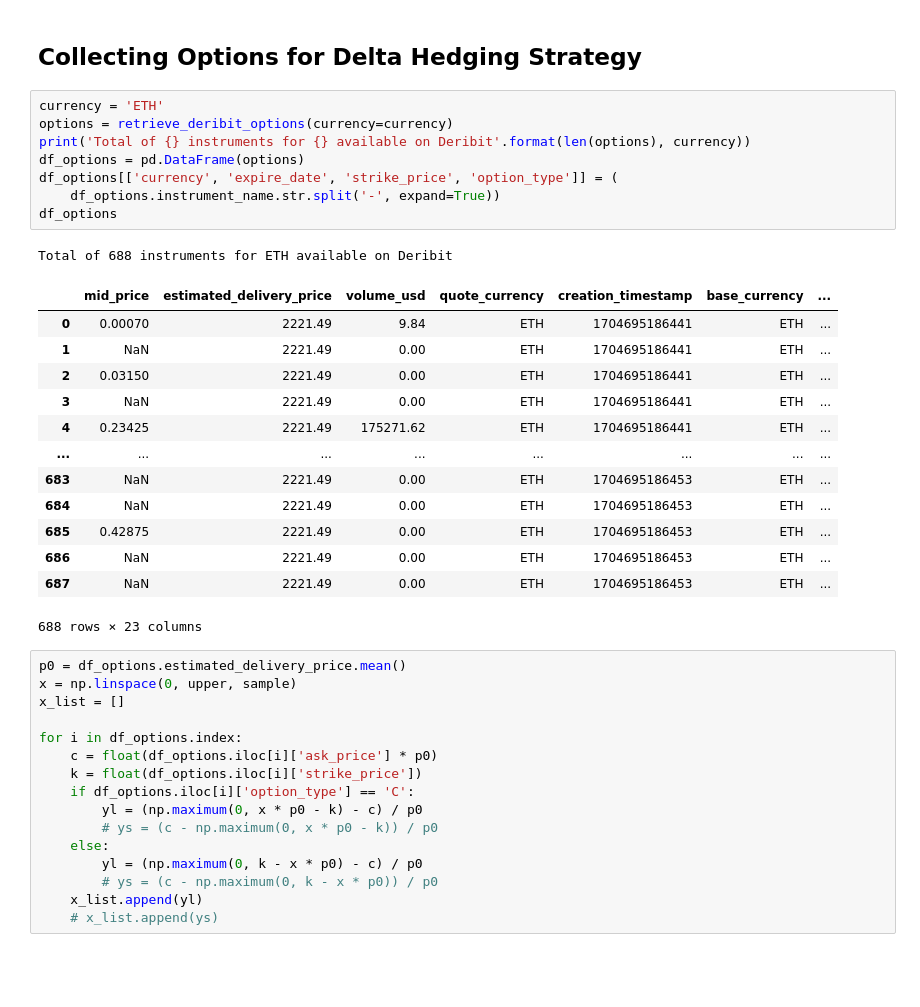
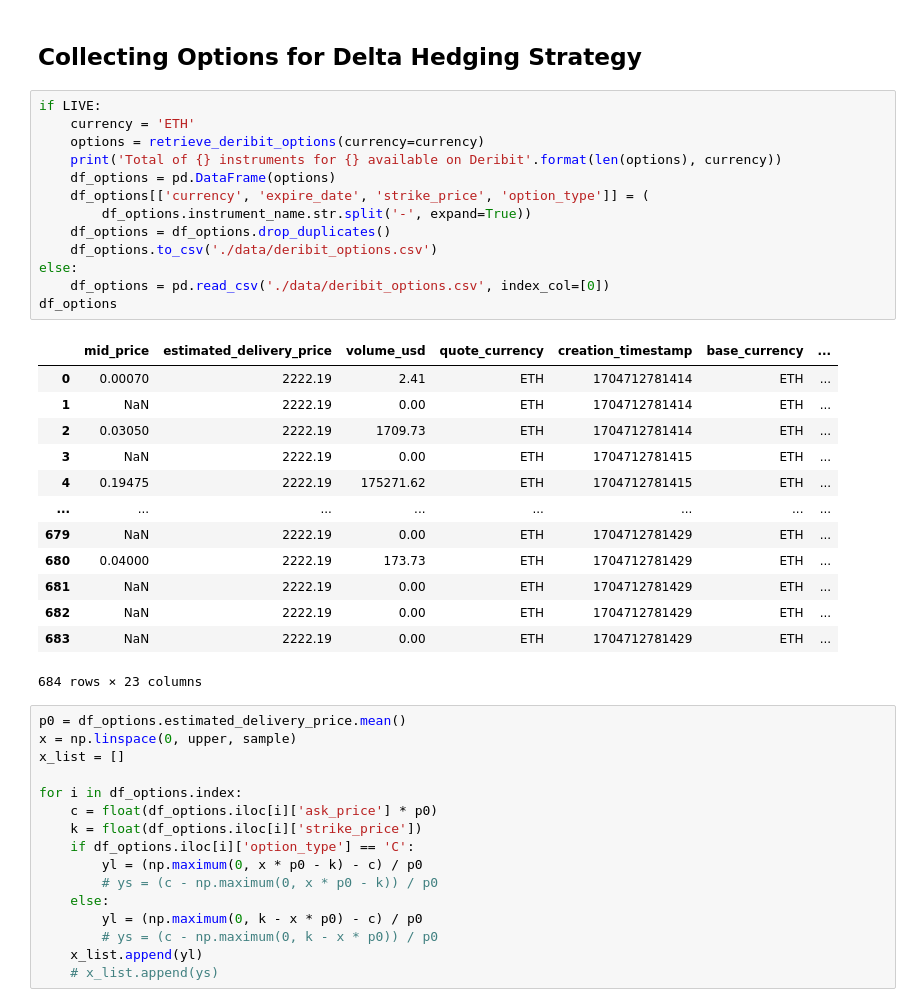
Before and after one commit to jiaxiang-cheng/definer, a Jupyter notebook: 2.1 Delta Hedging.ipynb, the cells around one changed output. Saved outputs shown, nothing was run; the diff lists cells and outputs as text; blank space fills up the shorter version.

```diff
--- a/2.1 Delta Hedging.ipynb
+++ b/2.1 Delta Hedging.ipynb
@@ -53,29 +56,33 @@ for i in x:
         y.append((2 * np.sqrt(i) - 1 - i) / (1 + i - np.sqrt(pl) - i / np.sqrt(pu)))
 # %% [markdown]
 ## Collecting Options for Delta Hedging Strategy
-# %%
-currency = 'ETH'
-options = retrieve_deribit_options(currency=currency)
-print('Total of {} instruments for {} available on Deribit'.format(len(options), currency))
-df_options = pd.DataFrame(options)
-df_options[['currency', 'expire_date', 'strike_price', 'option_type']] = (
-    df_options.instrument_name.str.split('-', expand=True))
-df_options
-# %% [output]
-Total of 688 instruments for ETH available on Deribit
-|  | mid_price | estimated_delivery_price | volume_usd | quote_currency | creation_timestamp | base_currency | ... |
-| 0 | 0.00070 | 2221.49 | 9.84 | ETH | 1704695186441 | ETH | ... |
-| 1 | NaN | 2221.49 | 0.00 | ETH | 1704695186441 | ETH | ... |
-| 2 | 0.03150 | 2221.49 | 0.00 | ETH | 1704695186441 | ETH | ... |
-| 3 | NaN | 2221.49 | 0.00 | ETH | 1704695186441 | ETH | ... |
-| 4 | 0.23425 | 2221.49 | 175271.62 | ETH | 1704695186441 | ETH | ... |
-| ... | ... | ... | ... | ... | ... | ... | ... |
-| 683 | NaN | 2221.49 | 0.00 | ETH | 1704695186453 | ETH | ... |
-| 684 | NaN | 2221.49 | 0.00 | ETH | 1704695186453 | ETH | ... |
-| 685 | 0.42875 | 2221.49 | 0.00 | ETH | 1704695186453 | ETH | ... |
-| 686 | NaN | 2221.49 | 0.00 | ETH | 1704695186453 | ETH | ... |
-| 687 | NaN | 2221.49 | 0.00 | ETH | 1704695186453 | ETH | ... |
-688 rows × 23 columns
+# %%
+if LIVE:
+    currency = 'ETH'
+    options = retrieve_deribit_options(currency=currency)
+    print('Total of {} instruments for {} available on Deribit'.format(len(options), currency))
+    df_options = pd.DataFrame(options)
+    df_options[['currency', 'expire_date', 'strike_price', 'option_type']] = (
+        df_options.instrument_name.str.split('-', expand=True))
+    df_options = df_options.drop_duplicates()
+    df_options.to_csv('./data/deribit_options.csv')
+else:
+    df_options = pd.read_csv('./data/deribit_options.csv', index_col=[0])
+df_options
+# %% [output]
+|  | mid_price | estimated_delivery_price | volume_usd | quote_currency | creation_timestamp | base_currency | ... |
+| 0 | 0.00070 | 2222.19 | 2.41 | ETH | 1704712781414 | ETH | ... |
+| 1 | NaN | 2222.19 | 0.00 | ETH | 1704712781414 | ETH | ... |
+| 2 | 0.03050 | 2222.19 | 1709.73 | ETH | 1704712781414 | ETH | ... |
+| 3 | NaN | 2222.19 | 0.00 | ETH | 1704712781415 | ETH | ... |
+| 4 | 0.19475 | 2222.19 | 175271.62 | ETH | 1704712781415 | ETH | ... |
+| ... | ... | ... | ... | ... | ... | ... | ... |
+| 679 | NaN | 2222.19 | 0.00 | ETH | 1704712781429 | ETH | ... |
+| 680 | 0.04000 | 2222.19 | 173.73 | ETH | 1704712781429 | ETH | ... |
+| 681 | NaN | 2222.19 | 0.00 | ETH | 1704712781429 | ETH | ... |
+| 682 | NaN | 2222.19 | 0.00 | ETH | 1704712781429 | ETH | ... |
+| 683 | NaN | 2222.19 | 0.00 | ETH | 1704712781429 | ETH | ... |
+684 rows × 23 columns
 # %%
 p0 = df_options.estimated_delivery_price.mean()
 x = np.linspace(0, upper, sample)
```
Also changed, not shown: parts of 6 cells of this notebook.
